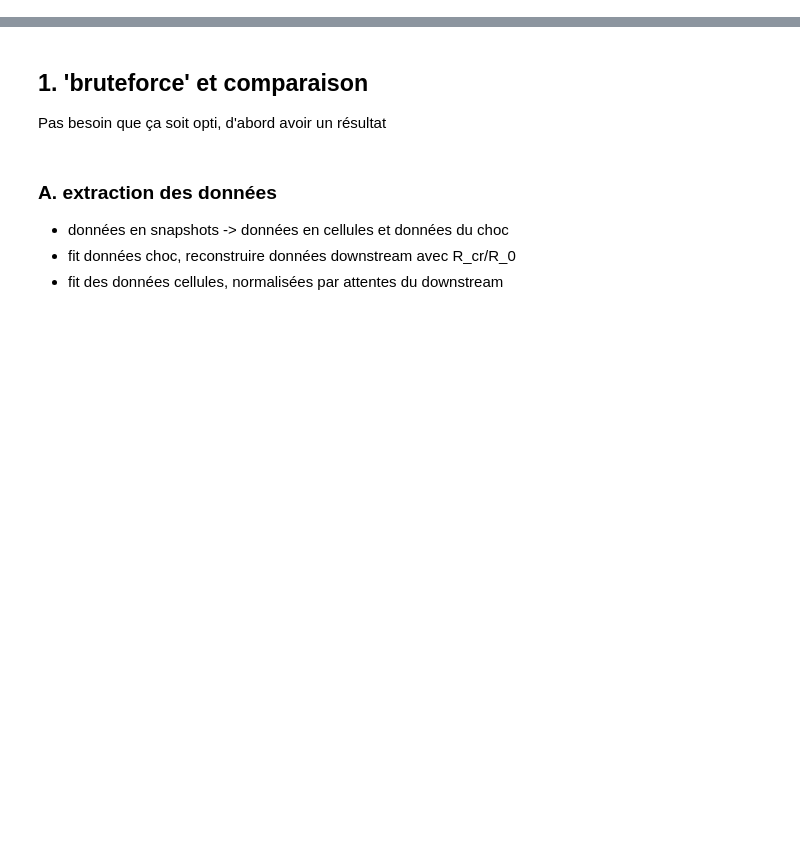
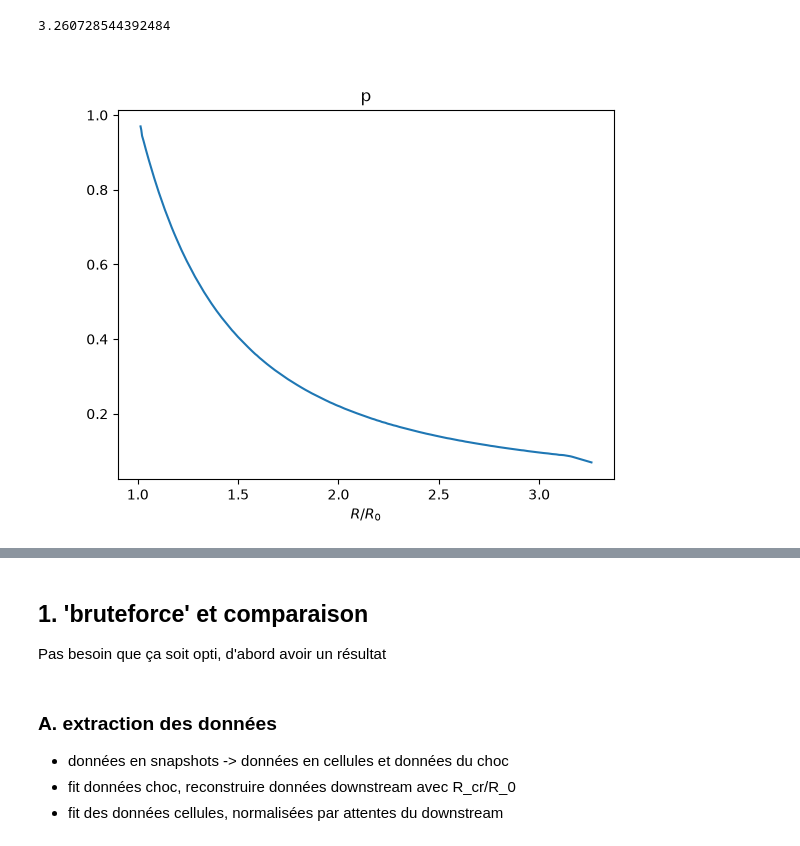
Before and after one commit to ACharletENSL/GAMMA_MWN, a Jupyter notebook: bin/Tools/project_v2/test_cooling.ipynb, the cells around one changed output, grey strips where cells are left out. Saved outputs shown, nothing was run; the diff lists cells and outputs as text; code cells hidden in the pictures; blank space fills up the shorter version.

```diff
--- a/bin/Tools/project_v2/test_cooling.ipynb
+++ b/bin/Tools/project_v2/test_cooling.ipynb
@@ -12,27 +81,35 @@ plt.ion()
 # %%
-%%skip
-key = 'cooling_fid'
+
+key = 'cooling_fid_raref'
 #key = 'sph_fid'
-k = 75
+k = 519
 env = MyEnv(key)
 z = 4 if (k <= env.Next + env.Nsh4) else 1
 sh_data = open_rundata(key, z)
 sh_data = cellsBehindShock_fromData(sh_data)
 cell_data = open_celldata(key, k)
-shocked_data = cell_data.loc[(cell_data.Sd == 0)].copy().iloc[1:]
+sd = cell_data.Sd.to_numpy()
+ish = np.flatnonzero(sd != 0)
+if len(ish):
+  after = np.flatnonzero(sd[ish[0]:] == 0)
+  start = ish[0] + after[0] + 1 if len(after) else len(sd)
+  shocked_data = cell_data.iloc[start:].copy()
 cell_d0 = sh_data.loc[sh_data.i==cell_data.iloc[0].i].iloc[0]
 cell_rad, _ = generate_cell_withDistrib(cell_data, cell_d0, env)
 # %%
-%%skip
-popt_lfac = fit_celldata(cell_data, ['lfac'], [get_variable(cell_d0, 'lfac', env)],
-    env, cell_d0.x)[0]
-popt_lfac0 = fit_celldata(cell_data, ['lfac'], [get_variable(cell_d0, 'lfac', env)],
-    env, cell_d0.x, beta=0.)[0]
-plot_data('lfac', shocked_data, env, cell_d0)
+
+#popt_lfac = fit_celldata(cell_data, ['lfac'], [get_variable(cell_d0, 'lfac', env)],
+#    env, cell_d0.x)[0]
+#popt_lfac0 = fit_celldata(cell_data, ['lfac'], [get_variable(cell_d0, 'lfac', env)],
+#    env, cell_d0.x, beta=0.)[0]
+plot_data('p', shocked_data, env, cell_d0)
 x_sh = shocked_data.x.to_numpy() / cell_d0.x
 r_sh = shocked_data.x.to_numpy() * c_/env.R0
 r_sh = r_sh[x_sh>=1]
 x_sh = x_sh[x_sh>=1]
 print(x_sh[-1])
-plt.plot(r_sh, smooth_bpl_apy(x_sh, *popt_lfac), ls='--', c='k')
-plt.plot(r_sh, smooth_bpl_apy(x_sh, *popt_lfac0), ls=':', c='k')
+#plt.plot(r_sh, smooth_bpl_apy(x_sh, *popt_lfac), ls='--', c='k')
+#plt.plot(r_sh, smooth_bpl_apy(x_sh, *popt_lfac0), ls=':', c='k')
+# %% [output]
+3.260728544392484
+[figure, added]
```
Also changed, not shown: parts of 16 cells of this notebook, 43 other files.
